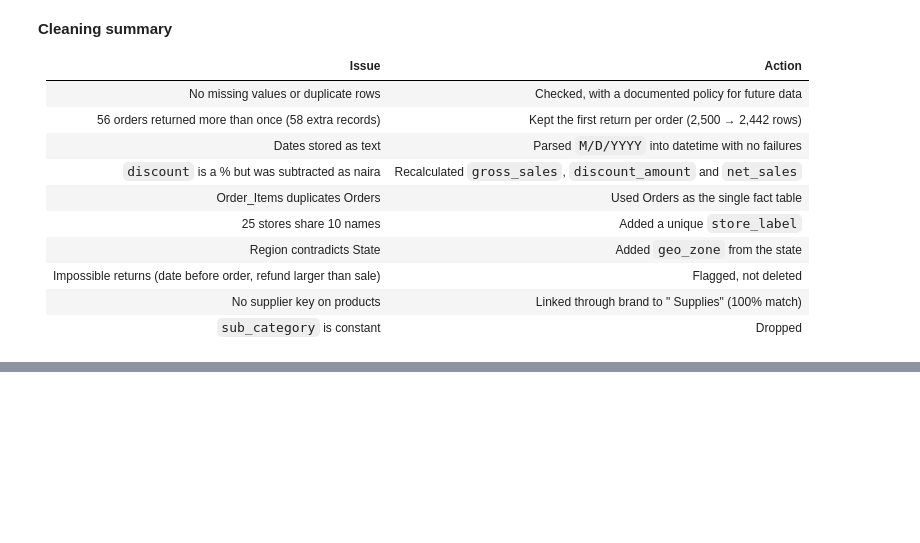
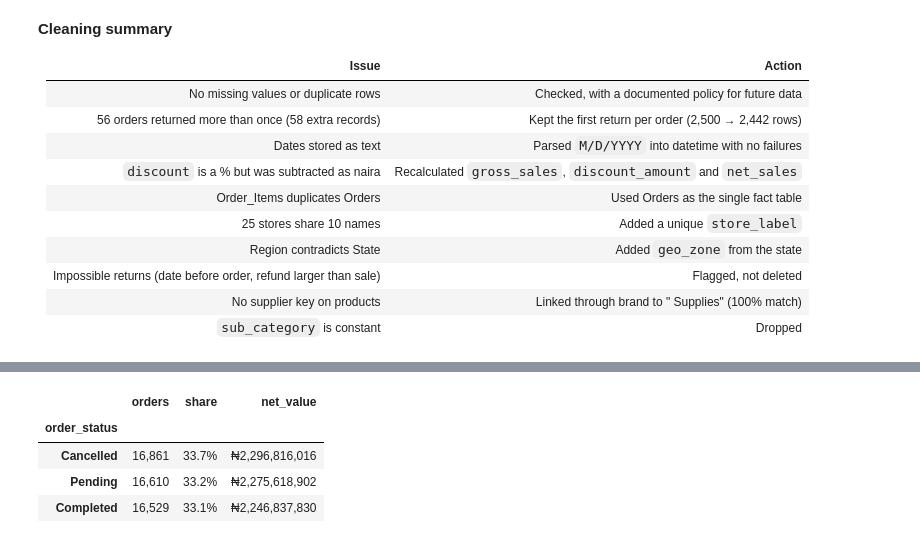
Before and after one commit to Mo-lemi/AnalystLab-Africa-Data-Science, a Jupyter notebook: Week1_DataScience_Project/Week1_EDA.ipynb, the cells around one changed output, grey strips where cells are left out. Cells and saved outputs as stored; diff of their text form; code cells hidden in the pictures; blank space fills up the shorter version.

```diff
--- a/Week1_DataScience_Project/Week1_EDA.ipynb
+++ b/Week1_DataScience_Project/Week1_EDA.ipynb
@@ -755,0 +767,12 @@ Saved: ['cleaning_log.csv', 'customers_clean.csv', 'employees_clean.csv', 'inven
+# %%
+completed = sales[sales["is_completed"] == 1].copy()
+sales["order_status"].value_counts().to_frame("orders").assign(
+    share=lambda d: d["orders"] / d["orders"].sum(),
+    net_value=sales.groupby("order_status", observed=True)["net_sales"].sum(),
+).style.format({"orders": "{:,}", "share": "{:.1%}", "net_value": "₦{:,.0f}"})
+# %% [output]
+|  | orders | share | net_value |
+| order_status |  |  |  |
+| Cancelled | 16,861 | 33.7% | ₦2,296,816,016 |
+| Pending | 16,610 | 33.2% | ₦2,275,618,902 |
+| Completed | 16,529 | 33.1% | ₦2,246,837,830 |
```
Also changed, not shown: parts of 7 cells of this notebook, 1 other file.
